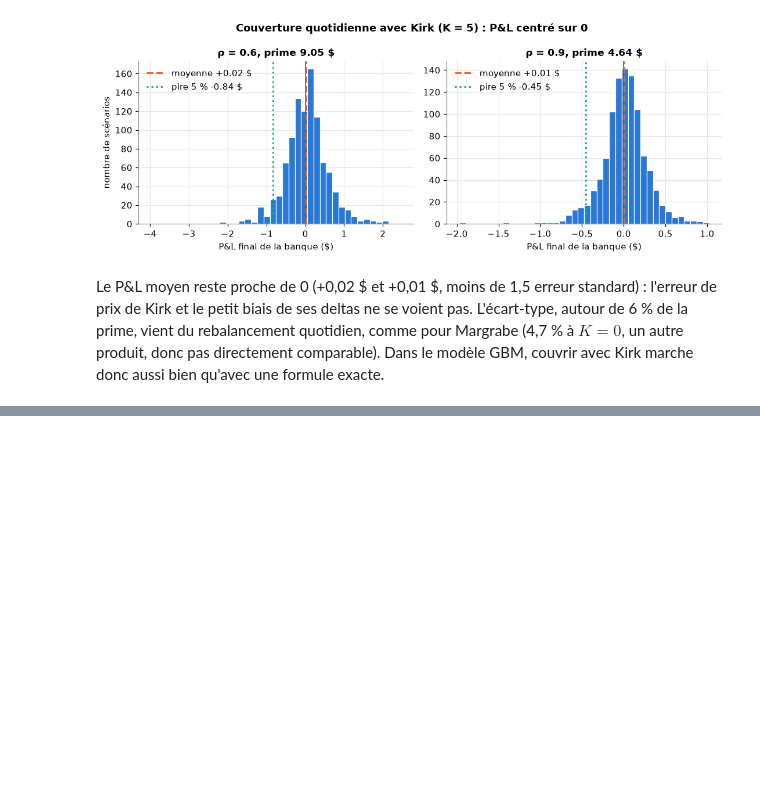
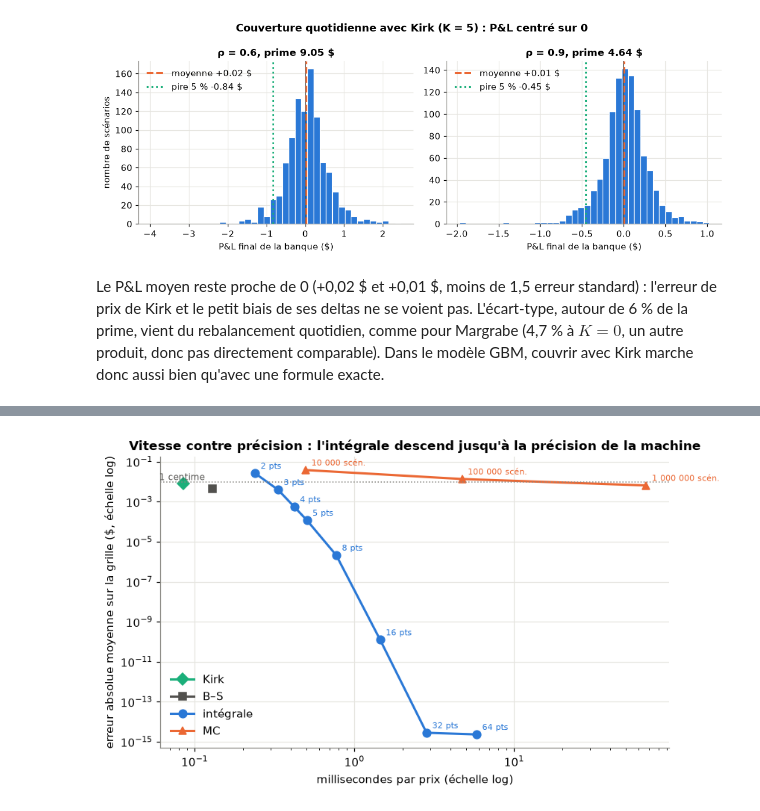
Before and after one commit to Maxence-Latreuille/spread-option-pricing, a Jupyter notebook: notebooks/04_methods_comparison.ipynb, the cells around one changed output, grey strips where cells are left out. Saved outputs shown, nothing was run; the diff lists cells and outputs as text; code cells hidden in the pictures; blank space fills up the shorter version.

```diff
--- a/notebooks/04_methods_comparison.ipynb
+++ b/notebooks/04_methods_comparison.ipynb
@@ -352,8 +351,8 @@ for rho_test in [0.6, 0.9, 0.97]:
     for K, ref, kirk_err in zip(strikes, refs[rho_test], errors_ct[rho_test]):  # walk the 3 lists together
         bs = bjerksund_stensland_call(S1_0, S2_0, K, T, r, sigma1, sigma2, rho_test)
         errors_bs_ct[rho_test].append(100 * (bs - ref))
-        print(f"   K = {K:5.1f} | MC {ref:7.4f} $ | B–S {bs:7.4f} $ | écart B–S {100 * (bs - ref):+5.2f} ct "
-              f"({(bs - ref) / ref:+.1%}) | écart Kirk {kirk_err:+5.2f} ct")
+        print(f"   K = {K:5.1f} | exact {ref:9.6f} $ | B–S {bs:9.6f} $ | écart B–S {100 * (bs - ref):+6.3f} ct "
+              f"({(bs - ref) / ref:+.1%}) | écart Kirk {kirk_err:+6.3f} ct")
 
 for name, errs in [("Kirk", errors_ct), ("B–S", errors_bs_ct)]:
     all_errs = np.abs(np.concatenate([errs[x] for x in [0.6, 0.9, 0.97]]))  # 18 errors in cents
@@ -402,0 +458,20 @@ B–S prend environ 1,5 fois le temps de Kirk (0,12 à 0,15 ms par prix selon l'
+# %%
+fig, ax = plt.subplots(figsize=(8, 4.6))
+styles = {"Kirk": (AQUA, "D"), "B–S": ("#52514e", "s"), "intégrale": (BLUE, "o"), "MC": (ORANGE, "^")}
+for name, (c, m) in styles.items():
+    pts = [(t, max(e, 1e-15), setting) for n_, setting, t, e in results if n_ == name]
+    ax.plot([p[0] for p in pts], [p[1] for p in pts], m + "-", color=c, label=name)
+    for t, e, setting in pts:
+        if setting:
+            ax.annotate(setting, (t, e), textcoords="offset points", xytext=(5, 4), fontsize=7, color=c)
+ax.axhline(0.01, color="#8a8984", linestyle=":", linewidth=1)
+ax.text(0.06, 0.012, "1 centime", color="#52514e", fontsize=8)
+ax.set_xscale("log")
+ax.set_yscale("log")
+ax.set_xlabel("millisecondes par prix (échelle log)")
+ax.set_ylabel("erreur absolue moyenne sur la grille ($, échelle log)")
+ax.set_title("Vitesse contre précision : l'intégrale descend jusqu'à la précision de la machine")
+ax.legend()
+plt.show()
+# %% [output]
+[figure, added]
```
Also changed, not shown: parts of 16 cells of this notebook, 1 other file.
